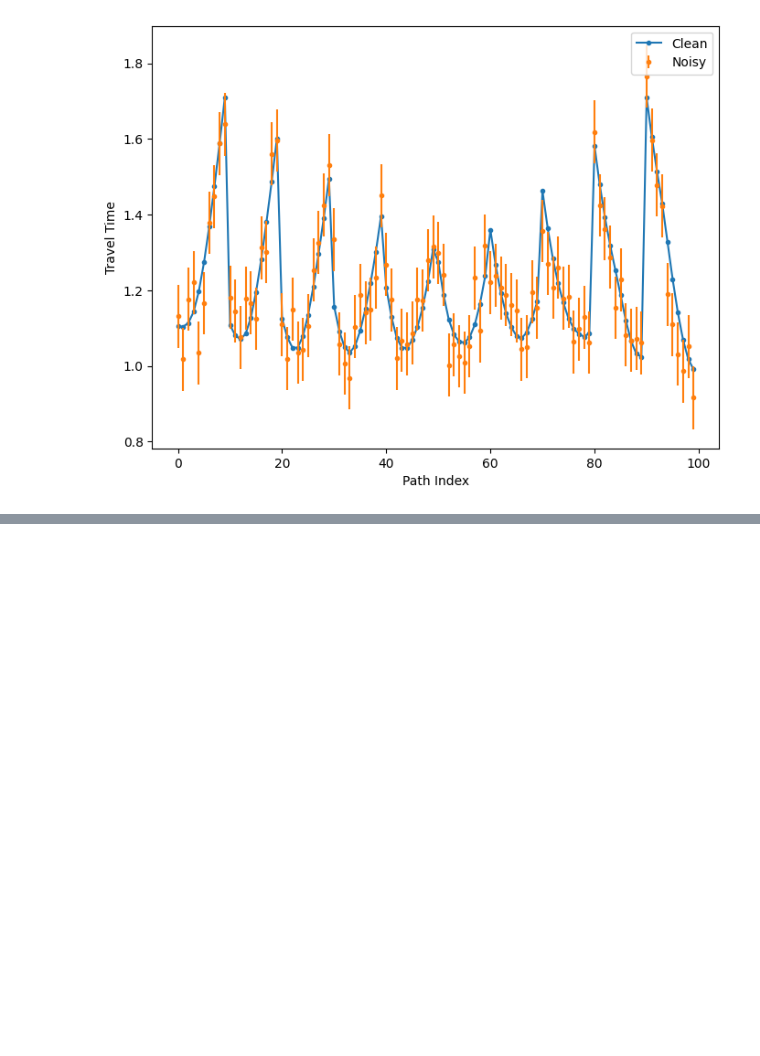
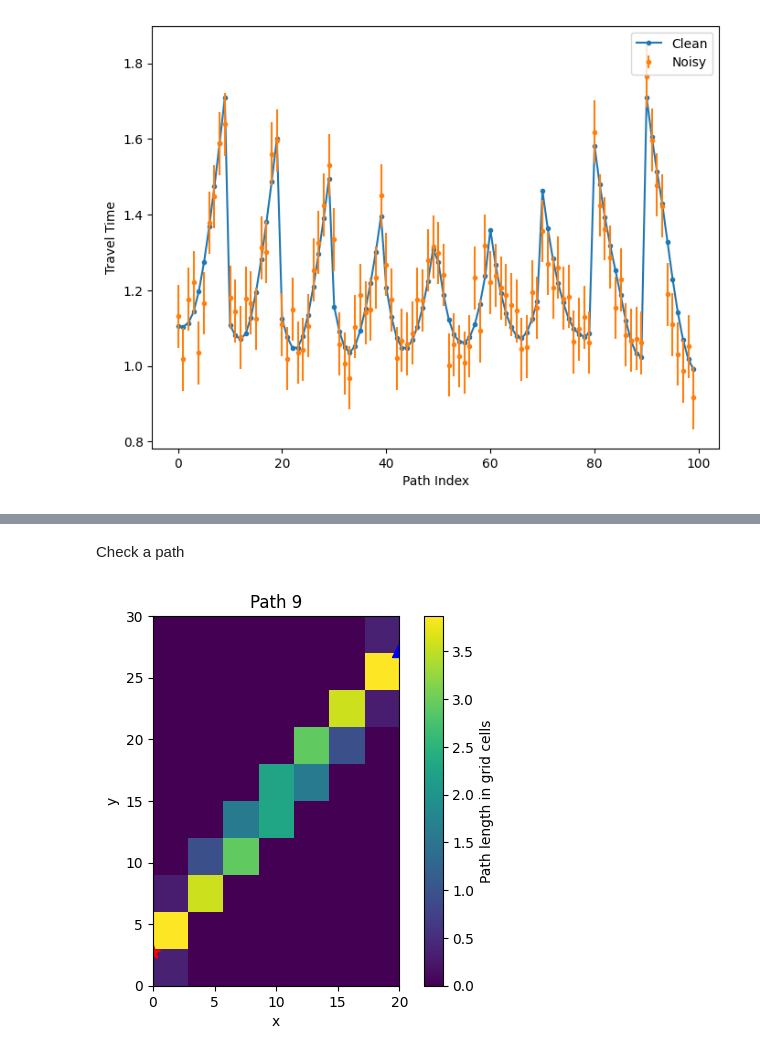
Before and after one commit to auggiemarignier/harmtransc, a Jupyter notebook: examples/ray_bending.ipynb, the cells around one changed output, grey strips where cells are left out. Cells and saved outputs as stored; diff of their text form; code cells hidden in the pictures; blank space fills up the shorter version.

```diff
--- a/examples/ray_bending.ipynb
+++ b/examples/ray_bending.ipynb
@@ -96,0 +310,6 @@ Text(0, 0.5, 'Travel Time')
+# %% [markdown]
+Check a path
+# %%
+straight_fm.plot_path(9)
+# %% [output]
+[figure, added]
```
Also changed, not shown: parts of 15 cells of this notebook.
